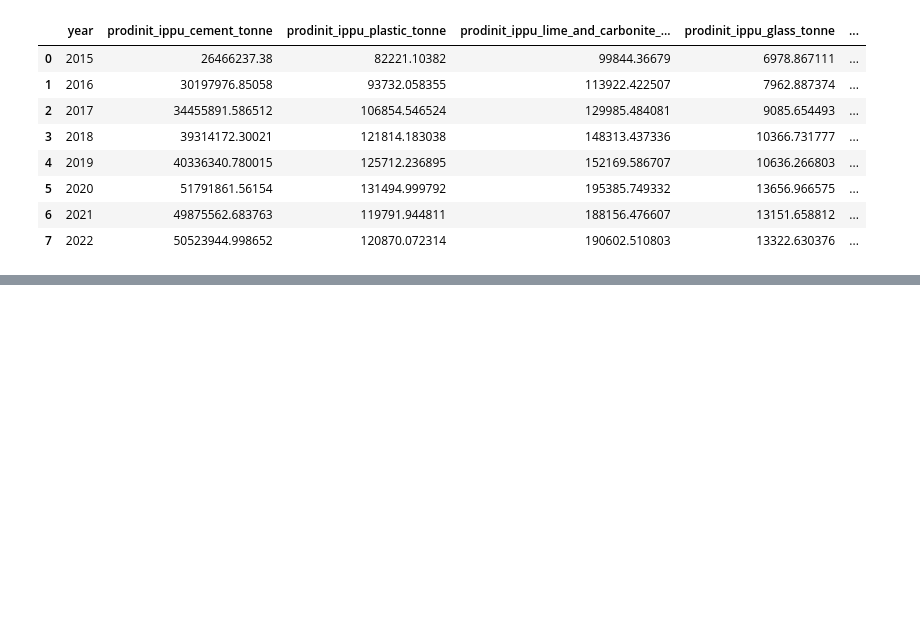
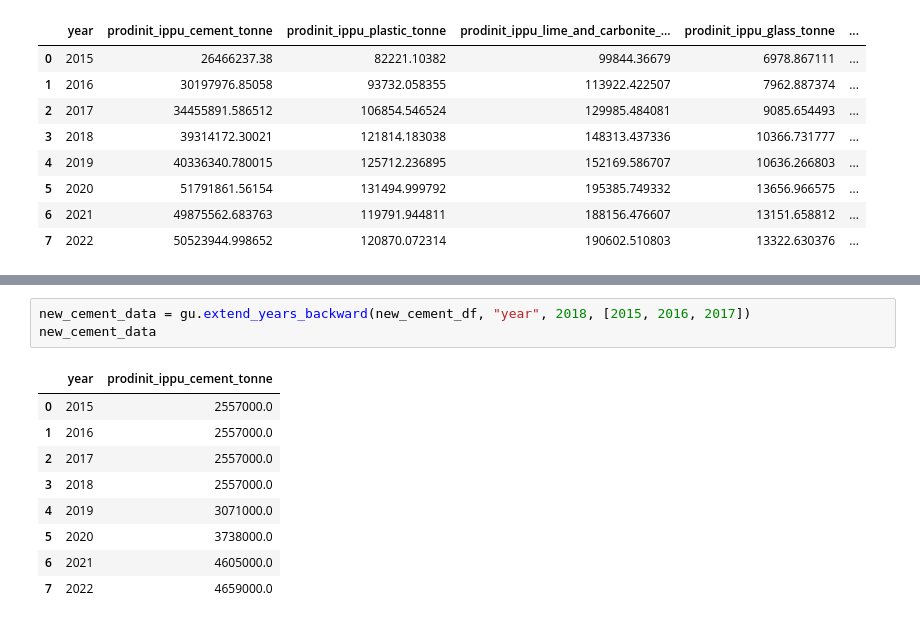
Before and after one commit to sisepuede-framework/ssp_uganda_data, a Jupyter notebook: PRODINIT_IPPU.ipynb, the cells around one changed output, grey strips where cells are left out. Drawn from its saved outputs; the diff is of its cells as text; blank space fills up the shorter version.

```diff
--- a/PRODINIT_IPPU.ipynb
+++ b/PRODINIT_IPPU.ipynb
@@ -215,0 +236,13 @@ df_projected
+# %%
+new_cement_data = gu.extend_years_backward(new_cement_df, "year", 2018, [2015, 2016, 2017])
+new_cement_data
+# %% [output]
+|  | year | prodinit_ippu_cement_tonne |
+| 0 | 2015 | 2557000.0 |
+| 1 | 2016 | 2557000.0 |
+| 2 | 2017 | 2557000.0 |
+| 3 | 2018 | 2557000.0 |
+| 4 | 2019 | 3071000.0 |
+| 5 | 2020 | 3738000.0 |
+| 6 | 2021 | 4605000.0 |
+| 7 | 2022 | 4659000.0 |
```
Also changed, not shown: parts of 12 cells of this notebook, 1 other file.
